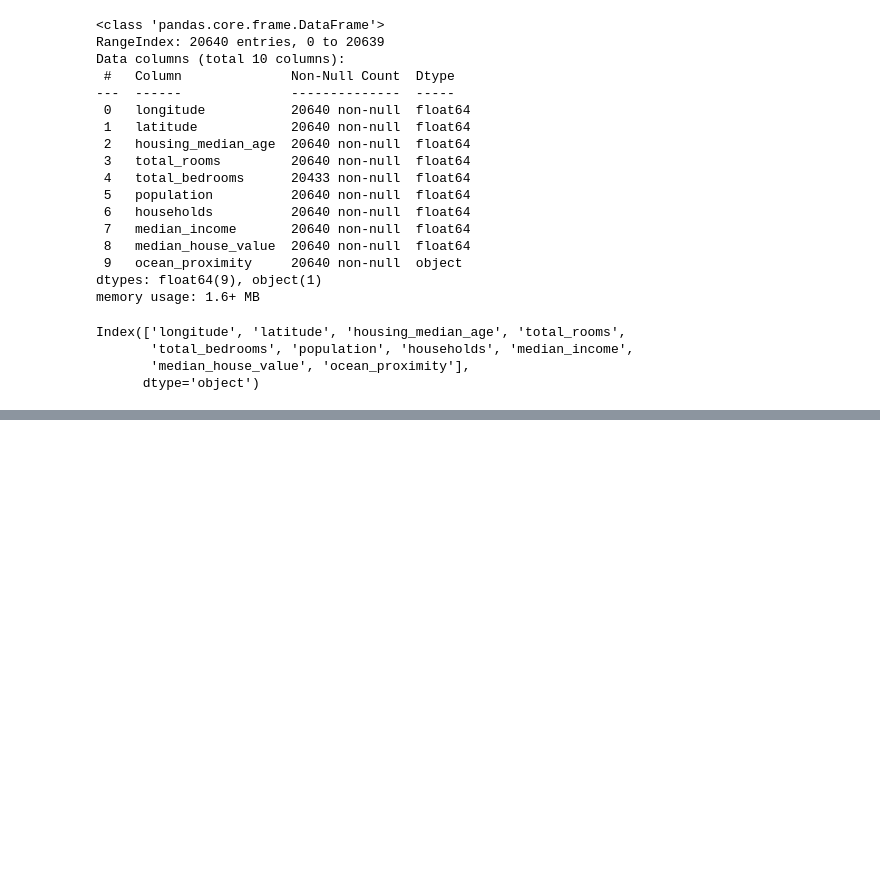
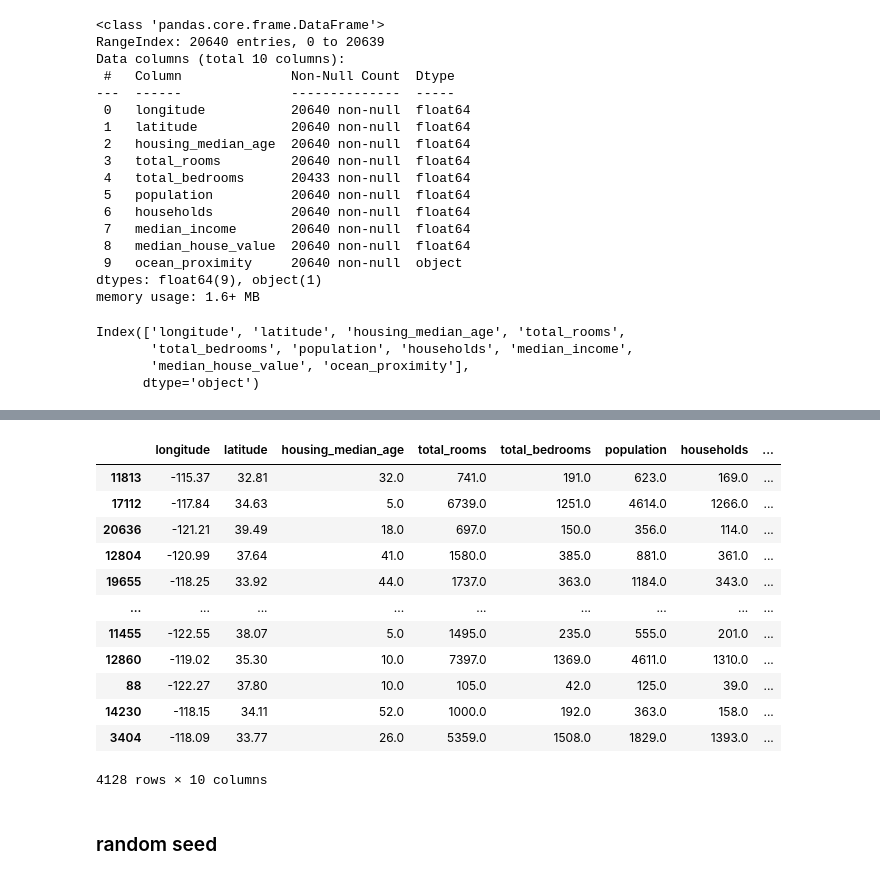
Before and after one commit to MertHasanAslan/Hands-On-Machine-Learning-with-Scikit-Learn-Keras-and-TensorFlow, a Jupyter notebook: main.ipynb, the cells around one changed output, grey strips where cells are left out. Drawn from its saved outputs; the diff is of its cells as text; code cells hidden in the pictures; blank space fills up the shorter version.

```diff
--- a/main.ipynb
+++ b/main.ipynb
@@ -60,0 +124,18 @@ Index(['longitude', 'latitude', 'housing_median_age', 'total_rooms',
+# %%
+test_set
+# %% [output]
+|  | longitude | latitude | housing_median_age | total_rooms | total_bedrooms | population | households | ... |
+| 11813 | -115.37 | 32.81 | 32.0 | 741.0 | 191.0 | 623.0 | 169.0 | ... |
+| 17112 | -117.84 | 34.63 | 5.0 | 6739.0 | 1251.0 | 4614.0 | 1266.0 | ... |
+| 20636 | -121.21 | 39.49 | 18.0 | 697.0 | 150.0 | 356.0 | 114.0 | ... |
+| 12804 | -120.99 | 37.64 | 41.0 | 1580.0 | 385.0 | 881.0 | 361.0 | ... |
+| 19655 | -118.25 | 33.92 | 44.0 | 1737.0 | 363.0 | 1184.0 | 343.0 | ... |
+| ... | ... | ... | ... | ... | ... | ... | ... | ... |
+| 11455 | -122.55 | 38.07 | 5.0 | 1495.0 | 235.0 | 555.0 | 201.0 | ... |
+| 12860 | -119.02 | 35.30 | 10.0 | 7397.0 | 1369.0 | 4611.0 | 1310.0 | ... |
+| 88 | -122.27 | 37.80 | 10.0 | 105.0 | 42.0 | 125.0 | 39.0 | ... |
+| 14230 | -118.15 | 34.11 | 52.0 | 1000.0 | 192.0 | 363.0 | 158.0 | ... |
+| 3404 | -118.09 | 33.77 | 26.0 | 5359.0 | 1508.0 | 1829.0 | 1393.0 | ... |
+4128 rows × 10 columns
+# %% [markdown]
+### random seed
```
Also changed, not shown: parts of 10 cells of this notebook.
